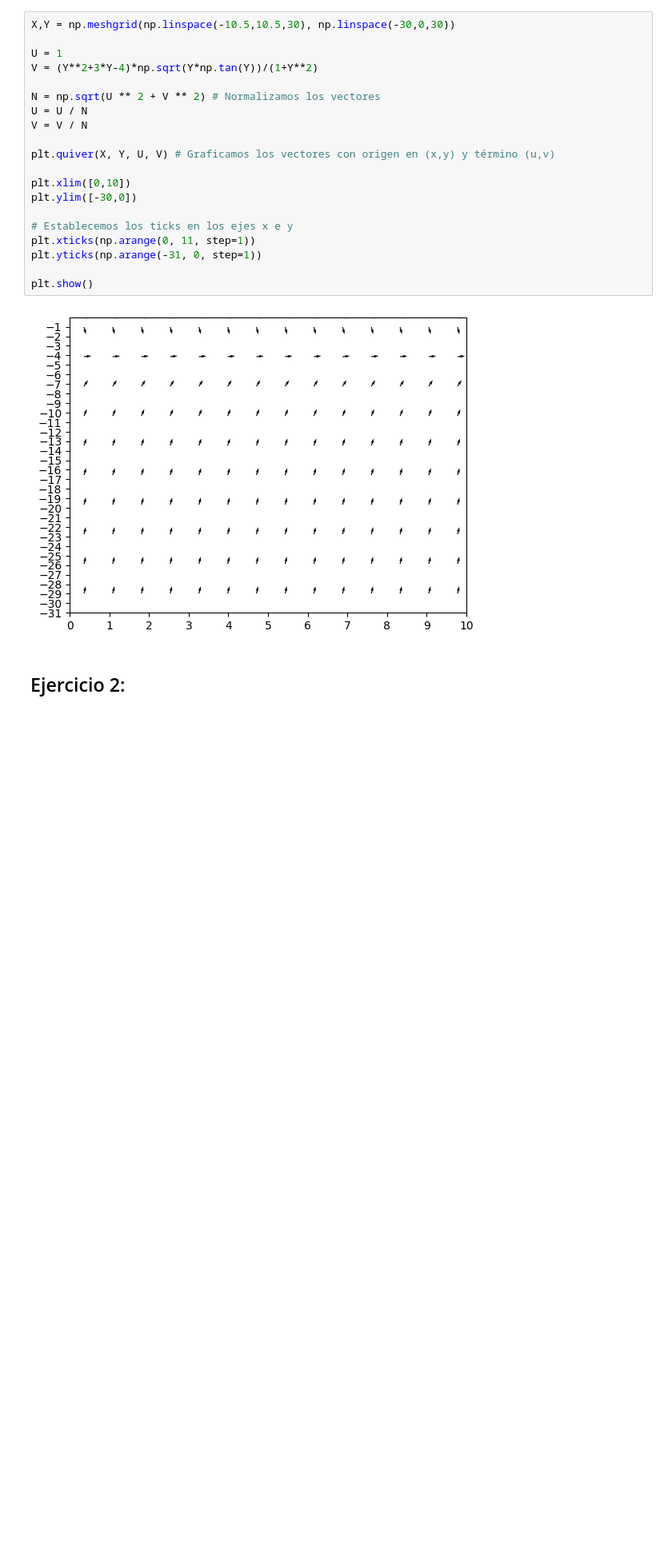
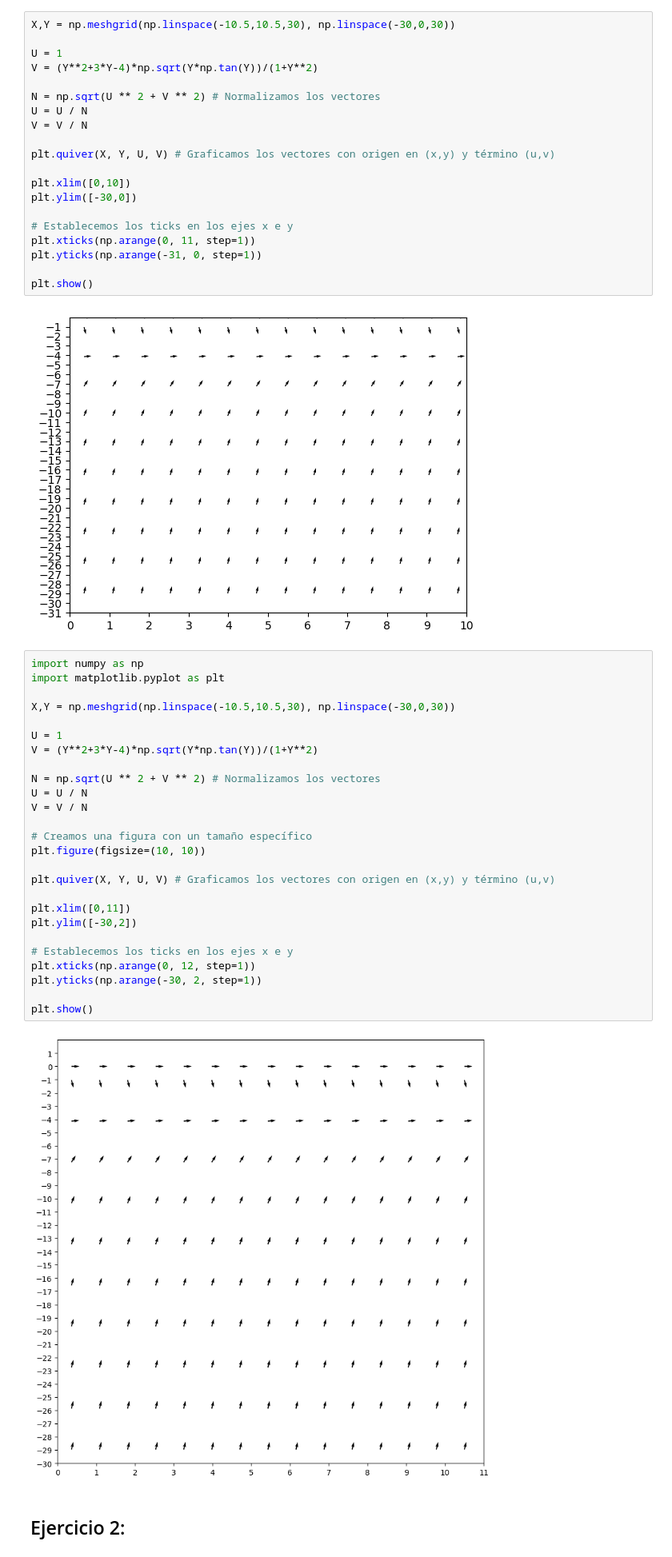
Before and after one commit to DiegoEsteban45/EDO, a Jupyter notebook: Guía de Ejercicios 1 Campos de direcciones.ipynb, the cells around one changed output. Shown at 80% size. Drawn from its saved outputs; the diff is of its cells as text; blank space fills up the shorter version.

```diff
--- a/Guía de Ejercicios 1 Campos de direcciones.ipynb
+++ b/Guía de Ejercicios 1 Campos de direcciones.ipynb
@@ -62,6 +62,34 @@ plt.yticks(np.arange(-31, 0, step=1))
 plt.show()
 # %% [output]
 [figure]
+# %%
+import numpy as np
+import matplotlib.pyplot as plt
+
+X,Y = np.meshgrid(np.linspace(-10.5,10.5,30), np.linspace(-30,0,30))
+
+U = 1
+V = (Y**2+3*Y-4)*np.sqrt(Y*np.tan(Y))/(1+Y**2)
+
+N = np.sqrt(U ** 2 + V ** 2) # Normalizamos los vectores
+U = U / N
+V = V / N
+
+# Creamos una figura con un tamaño específico
+plt.figure(figsize=(10, 10))
+
+plt.quiver(X, Y, U, V) # Graficamos los vectores con origen en (x,y) y término (u,v)
+
+plt.xlim([0,11])
+plt.ylim([-30,2])
+
+# Establecemos los ticks en los ejes x e y
+plt.xticks(np.arange(0, 12, step=1))
+plt.yticks(np.arange(-30, 2, step=1))
+
+plt.show()
+# %% [output]
+[figure, added]
 # %% [markdown]
 ## Ejercicio 2:
 # %% [markdown]
```
